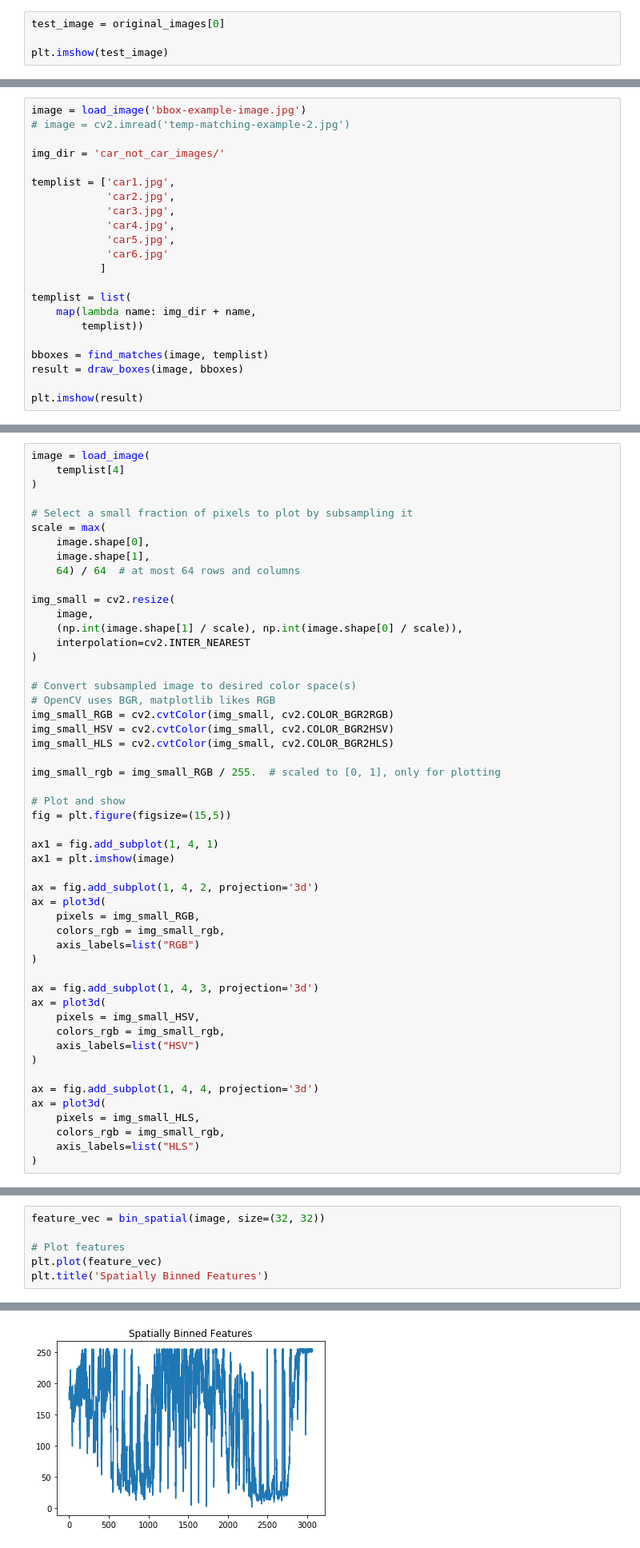
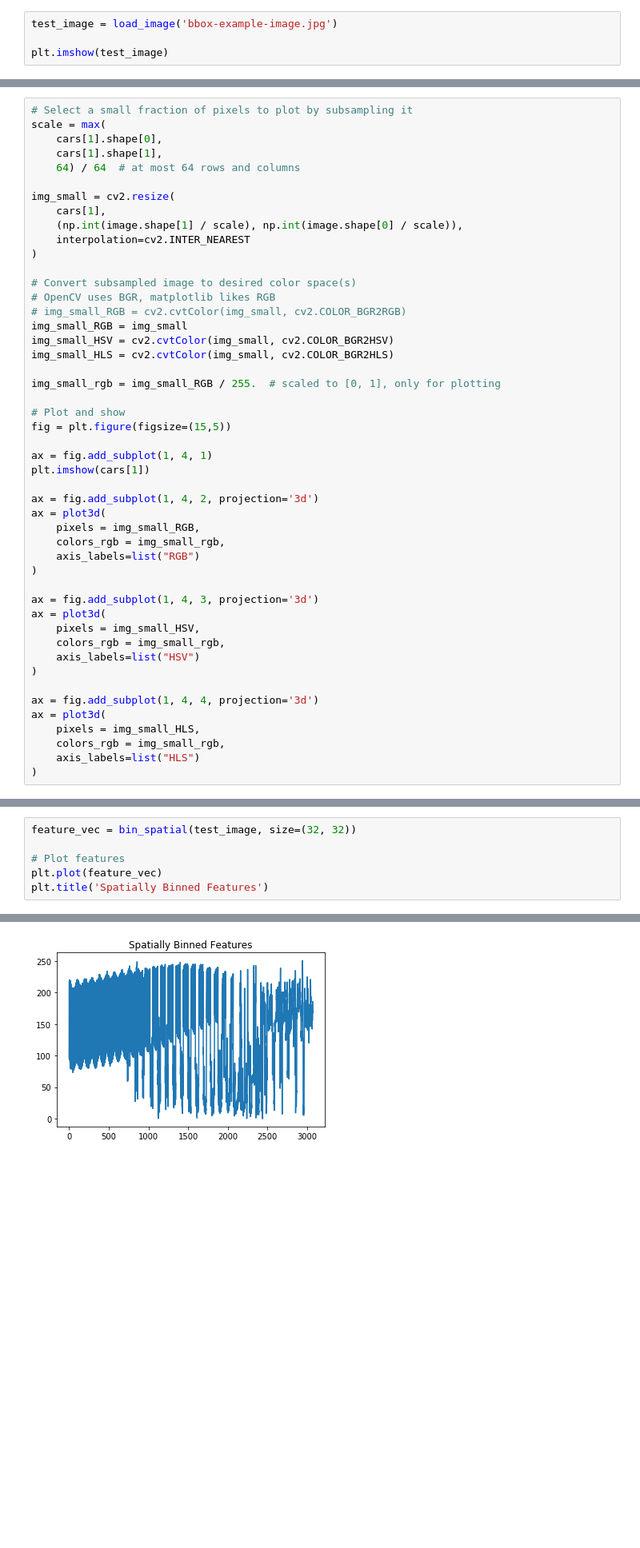
Before and after one commit to fqaiser94/CarND-Vehicle-Detection, a Jupyter notebook: Vehicle_detection.ipynb, the cells around one changed output, grey strips where cells are left out. Shown at 80% size. Saved outputs shown, nothing was run; the diff lists cells and outputs as text; blank space fills up the shorter version.

```diff
--- a/Vehicle_detection.ipynb
+++ b/Vehicle_detection.ipynb
@@ -121,5 +128,5 @@ These are good things to know. Let's start building our pipeline. For testing ou
 # %%
-test_image = original_images[0]
+test_image = load_image('bbox-example-image.jpg')
 
 plt.imshow(test_image)
 # %% [output]
@@ -385,22 +526,0 @@ def find_matches(img, template_list):
-# %%
-image = load_image('bbox-example-image.jpg')
-# image = cv2.imread('temp-matching-example-2.jpg')
-
-img_dir = 'car_not_car_images/'
-
-templist = ['car1.jpg',
-            'car2.jpg',
-            'car3.jpg',
-            'car4.jpg',
-            'car5.jpg',
-            'car6.jpg'
-           ]
-
-templist = list(
-    map(lambda name: img_dir + name,
-        templist))
-
-bboxes = find_matches(image, templist)
-result = draw_boxes(image, bboxes)
-
-plt.imshow(result)
@@ -576,23 +738,20 @@ def plot3d(
 # %%
-image = load_image(
-    templist[4]
-)
-
 # Select a small fraction of pixels to plot by subsampling it
 scale = max(
-    image.shape[0],
-    image.shape[1],
+    cars[1].shape[0],
+    cars[1].shape[1],
     64) / 64  # at most 64 rows and columns
 
 img_small = cv2.resize(
-    image,
+    cars[1],
     (np.int(image.shape[1] / scale), np.int(image.shape[0] / scale)),
     interpolation=cv2.INTER_NEAREST
 )
 
 # Convert subsampled image to desired color space(s)
 # OpenCV uses BGR, matplotlib likes RGB
-img_small_RGB = cv2.cvtColor(img_small, cv2.COLOR_BGR2RGB)
+# img_small_RGB = cv2.cvtColor(img_small, cv2.COLOR_BGR2RGB)
+img_small_RGB = img_small
 img_small_HSV = cv2.cvtColor(img_small, cv2.COLOR_BGR2HSV)
 img_small_HLS = cv2.cvtColor(img_small, cv2.COLOR_BGR2HLS)
 
@@ -601,8 +760,8 @@ img_small_rgb = img_small_RGB / 255.  # scaled to [0, 1], only for plotting
 # Plot and show
 fig = plt.figure(figsize=(15,5))
 
-ax1 = fig.add_subplot(1, 4, 1)
-ax1 = plt.imshow(image)
+ax = fig.add_subplot(1, 4, 1)
+plt.imshow(cars[1])
 
 ax = fig.add_subplot(1, 4, 2, projection='3d')
 ax = plot3d(
@@ -649,11 +925,11 @@ def bin_spatial(img, size=(32, 32)):
 
     return features
 # %%
-feature_vec = bin_spatial(image, size=(32, 32))
+feature_vec = bin_spatial(test_image, size=(32, 32))
 
 # Plot features
 plt.plot(feature_vec)
 plt.title('Spatially Binned Features')
 # %% [output]
 <matplotlib.text.Text at 0x...>
-[figure, old version]
+[figure, new version]
```
Also changed, not shown: parts of 61 cells of this notebook, 10 other files.
